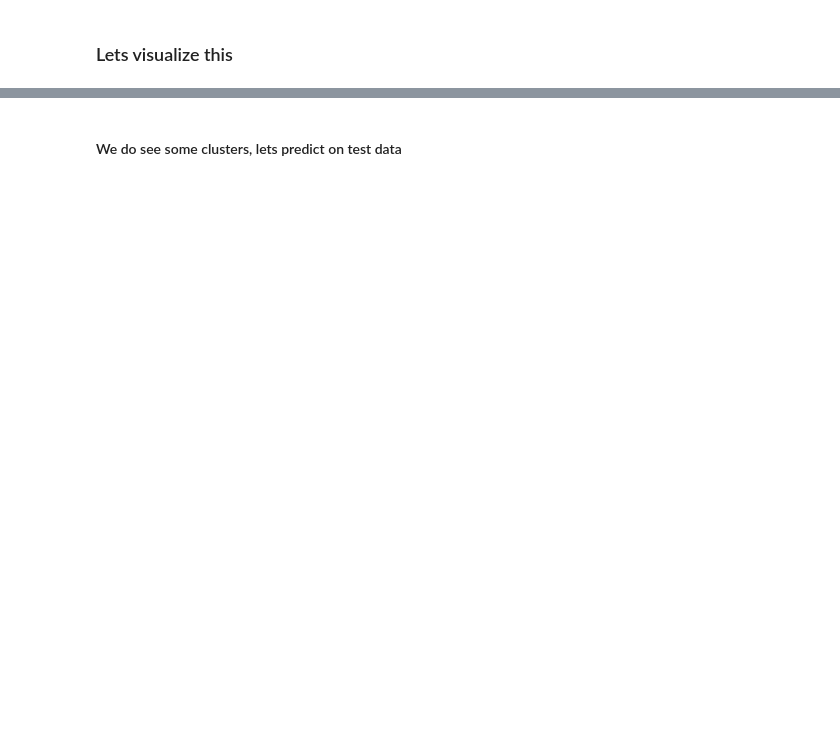
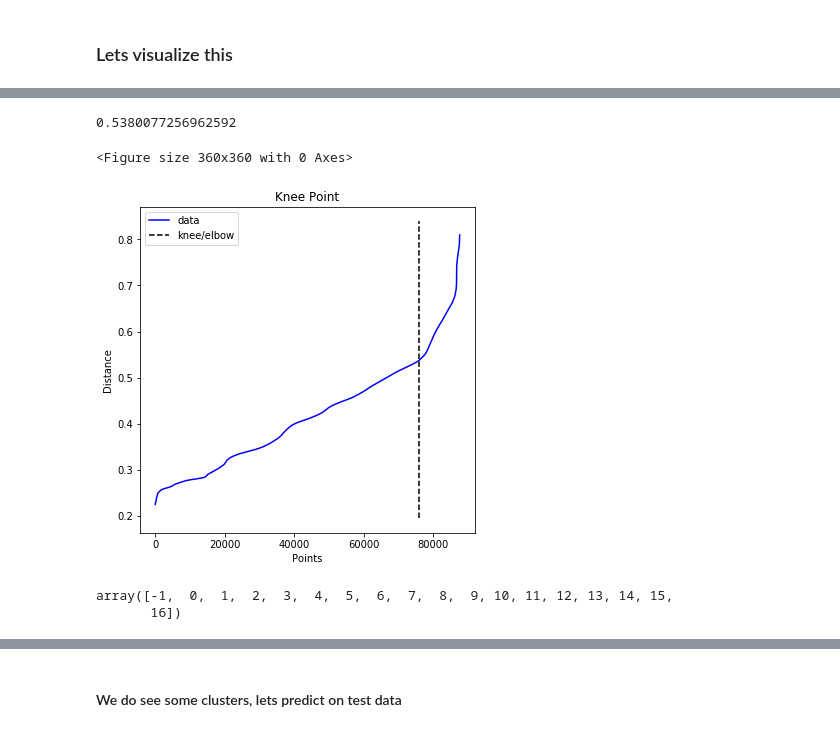
Before and after one commit to vishaldhull09/GS-loggings, a Jupyter notebook: DBSCAN_clustering.ipynb, the cells around one changed output, grey strips where cells are left out. Cells and saved outputs as stored; diff of their text form; code cells hidden in the pictures; blank space fills up the shorter version.

```diff
--- a/Final_Code_pretrained.ipynb
+++ b/DBSCAN_clustering.ipynb
@@ -247,0 +317,11 @@ km.inertia_
+# %%
+fig = plt.figure(figsize=(5, 5))
+knee.plot_knee()
+plt.xlabel("Points")
+plt.ylabel("Distance")
+plt.savefig("knee.png", dpi=300)
+print(distances[knee.knee])
+# %% [output]
+0.5380077256962592
+<Figure size 360x360 with 0 Axes>
+[figure, added]
@@ -255,5 +338,10 @@ X = pca.fit_transform(x_t)
 import matplotlib.pyplot as plt
 from mpl_toolkits.mplot3d import Axes3D
 %matplotlib inline
+# %%
+np.unique(labels)
+# %% [output]
+array([-1,  0,  1,  2,  3,  4,  5,  6,  7,  8,  9, 10, 11, 12, 13, 14, 15,
+       16])
 # %%
 #Plotting
```
Also changed, not shown: parts of 47 cells of this notebook.
